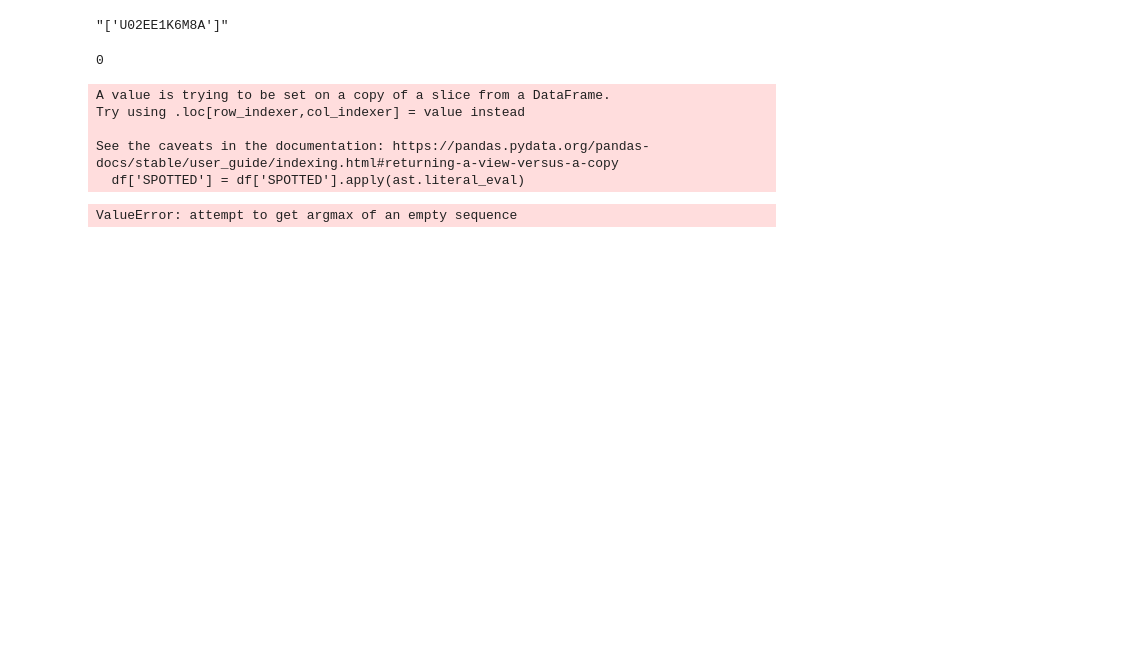
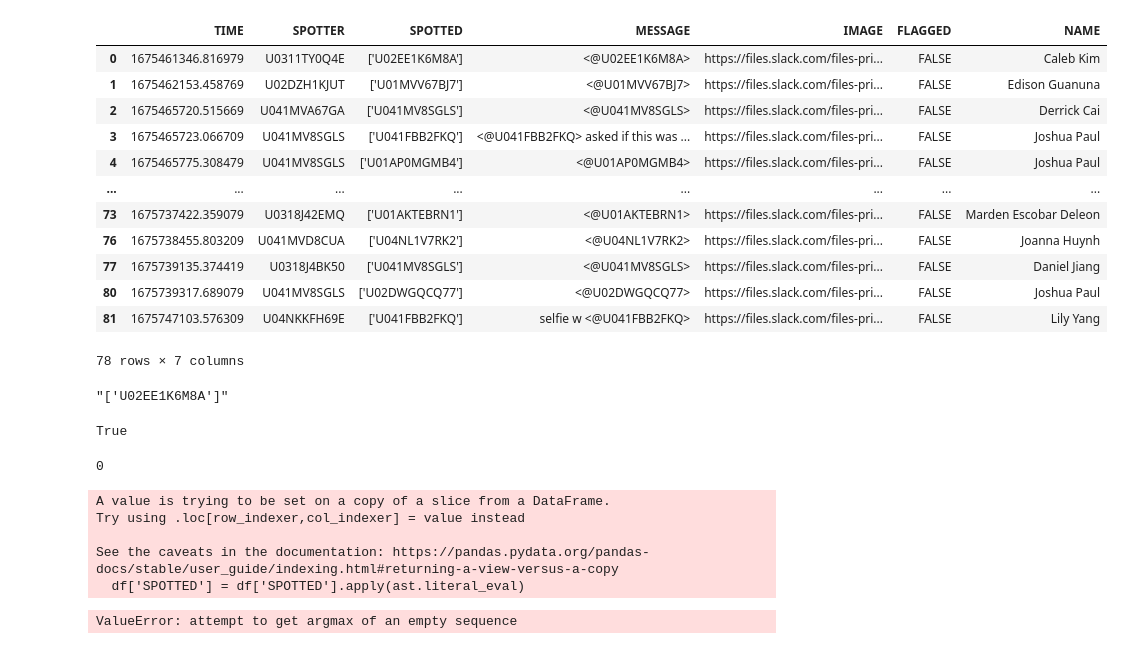
Before and after one commit to thomaspwang/DiversaBot, a Jupyter notebook: playground.ipynb, the cells around one changed output. Cells and saved outputs as stored; diff of their text form; code cells hidden in the pictures; blank space fills up the shorter version.

```diff
--- a/playground.ipynb
+++ b/playground.ipynb
@@ -21,6 +21,22 @@ df_spot_history = sh_spot_history.get_as_df(
     include_tailing_empty=False,
     include_tailing_empty_rows=False
 )
+# %%
+df_spot_history
+# %% [output]
+|  | TIME | SPOTTER | SPOTTED | MESSAGE | IMAGE | FLAGGED | NAME |
+| 0 | 1675461346.816979 | U0311TY0Q4E | ['U02EE1K6M8A'] | <@U02EE1K6M8A> | https://files.slack.com/files-pri... | FALSE | Caleb Kim |
+| 1 | 1675462153.458769 | U02DZH1KJUT | ['U01MVV67BJ7'] | <@U01MVV67BJ7> | https://files.slack.com/files-pri... | FALSE | Edison Guanuna |
+| 2 | 1675465720.515669 | U041MVA67GA | ['U041MV8SGLS'] | <@U041MV8SGLS> | https://files.slack.com/files-pri... | FALSE | Derrick Cai |
+| 3 | 1675465723.066709 | U041MV8SGLS | ['U041FBB2FKQ'] | <@U041FBB2FKQ> asked if this was ... | https://files.slack.com/files-pri... | FALSE | Joshua Paul |
+| 4 | 1675465775.308479 | U041MV8SGLS | ['U01AP0MGMB4'] | <@U01AP0MGMB4> | https://files.slack.com/files-pri... | FALSE | Joshua Paul |
+| ... | ... | ... | ... | ... | ... | ... | ... |
+| 73 | 1675737422.359079 | U0318J42EMQ | ['U01AKTEBRN1'] | <@U01AKTEBRN1> | https://files.slack.com/files-pri... | FALSE | Marden Escobar Deleon |
+| 76 | 1675738455.803209 | U041MVD8CUA | ['U04NL1V7RK2'] | <@U04NL1V7RK2> | https://files.slack.com/files-pri... | FALSE | Joanna Huynh |
+| 77 | 1675739135.374419 | U0318J4BK50 | ['U041MV8SGLS'] | <@U041MV8SGLS> | https://files.slack.com/files-pri... | FALSE | Daniel Jiang |
+| 80 | 1675739317.689079 | U041MV8SGLS | ['U02DWGQCQ77'] | <@U02DWGQCQ77> | https://files.slack.com/files-pri... | FALSE | Joshua Paul |
+| 81 | 1675747103.576309 | U04NKKFH69E | ['U041FBB2FKQ'] | selfie w <@U041FBB2FKQ> | https://files.slack.com/files-pri... | FALSE | Lily Yang |
+78 rows × 7 columns
 # %%
 df_spot_history = df_spot_history[df_spot_history["FLAGGED"] == "FALSE"]
 
@@ -32,3 +46,7 @@ df_spot_history.iloc[0]['SPOTTED']
+# %%
+'U04MSUE3SCV' in df_spot_history['SPOTTER'].values
+# %% [output]
+True
 # %%
 # you've been spotted x times
 # x user spotted you the most (x times)
```
Also changed, not shown: parts of 3 cells of this notebook, 1 other file.
